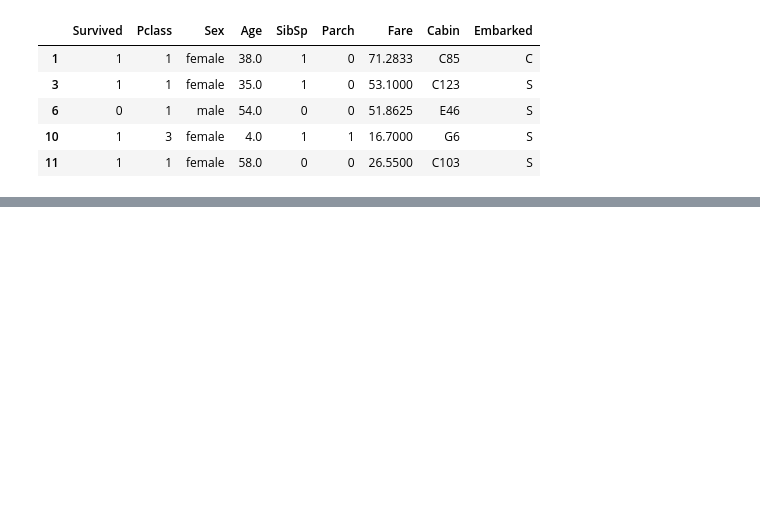
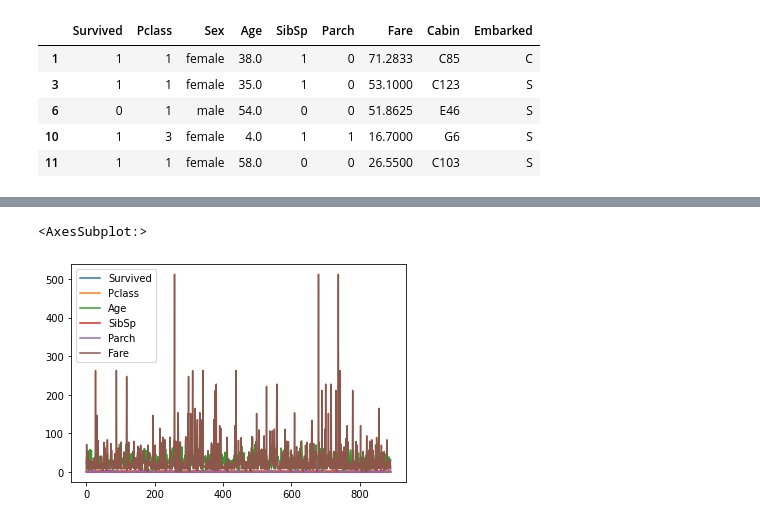
Before and after one commit to herculesc/Competicao_kaggle_Inicial, a Jupyter notebook: Competicao_Titanic/Previsao_sobrevivente_Titanic.ipynb, the cells around one changed output, grey strips where cells are left out. Saved outputs shown, nothing was run; the diff lists cells and outputs as text; code cells hidden in the pictures; blank space fills up the shorter version.

```diff
--- a/Competicao_Titanic/Previsao_sobrevivente_Titanic.ipynb
+++ b/Competicao_Titanic/Previsao_sobrevivente_Titanic.ipynb
@@ -56,0 +83,5 @@ df.head()
+# %%
+df.plot()
+# %% [output]
+<AxesSubplot:>
+[figure, added]
```
Also changed, not shown: parts of 7 cells of this notebook.
